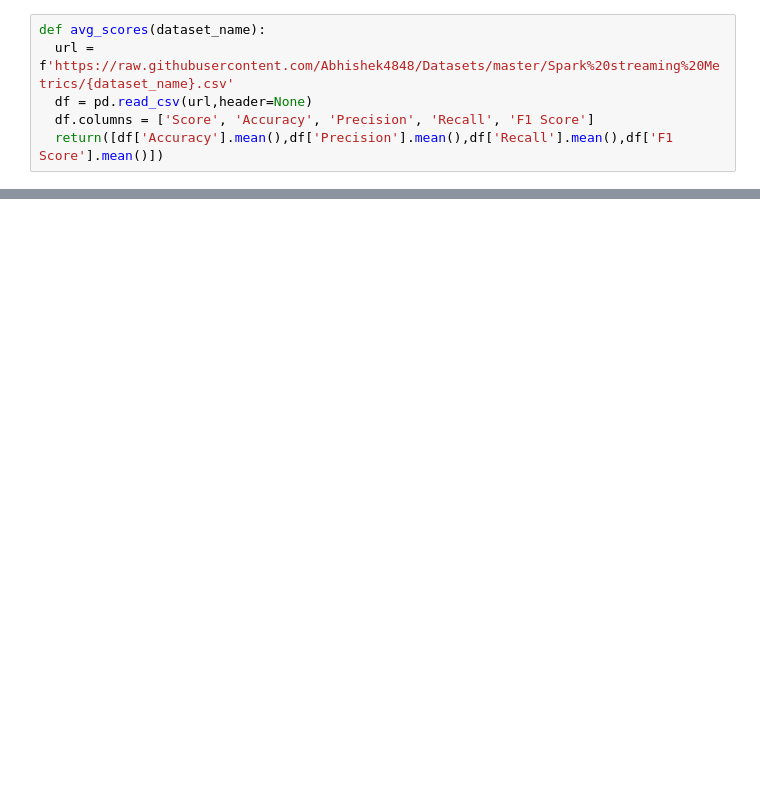
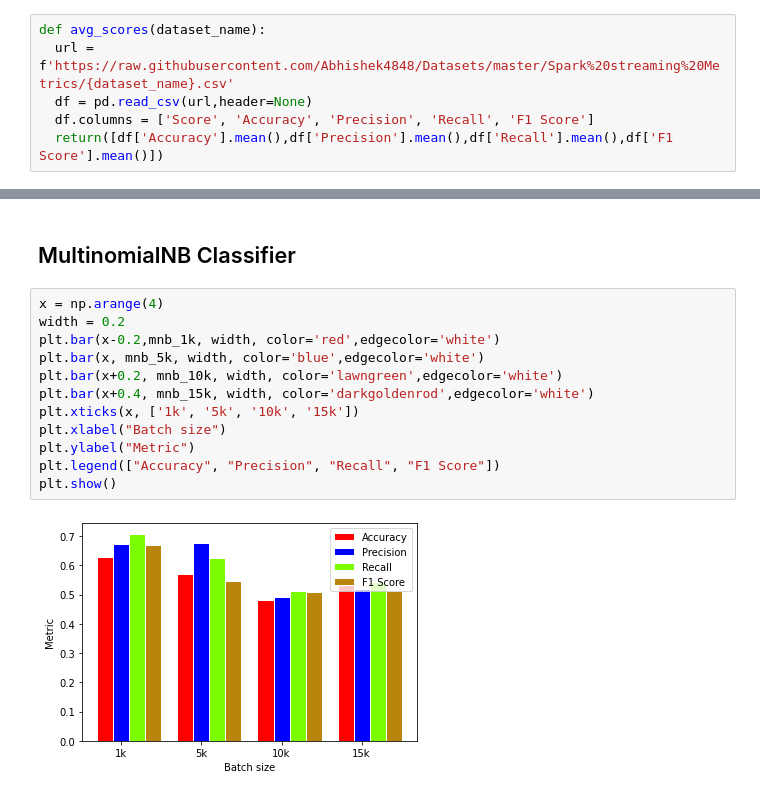
Before and after one commit to Abhishek4848/Email_Spam_Classifier, a Jupyter notebook: PerformanceMetrics_MLstreaming.ipynb, the cells around one changed output, grey strips where cells are left out. Cells and saved outputs as stored; diff of their text form; blank space fills up the shorter version.

```diff
--- a/PerformanceMetrics_MLstreaming.ipynb
+++ b/PerformanceMetrics_MLstreaming.ipynb
@@ -144,0 +152,16 @@ bnb_1k = avg_scores("bnb/bNB_10k")
+# %% [markdown]
+## MultinomialNB Classifier
+# %%
+x = np.arange(4)
+width = 0.2
+plt.bar(x-0.2,mnb_1k, width, color='red',edgecolor='white')
+plt.bar(x, mnb_5k, width, color='blue',edgecolor='white')
+plt.bar(x+0.2, mnb_10k, width, color='lawngreen',edgecolor='white')
+plt.bar(x+0.4, mnb_15k, width, color='darkgoldenrod',edgecolor='white')
+plt.xticks(x, ['1k', '5k', '10k', '15k'])
+plt.xlabel("Batch size")
+plt.ylabel("Metric")
+plt.legend(["Accuracy", "Precision", "Recall", "F1 Score"])
+plt.show()
+# %% [output]
+[figure, added]
```
Also changed, not shown: parts of 15 cells of this notebook.
